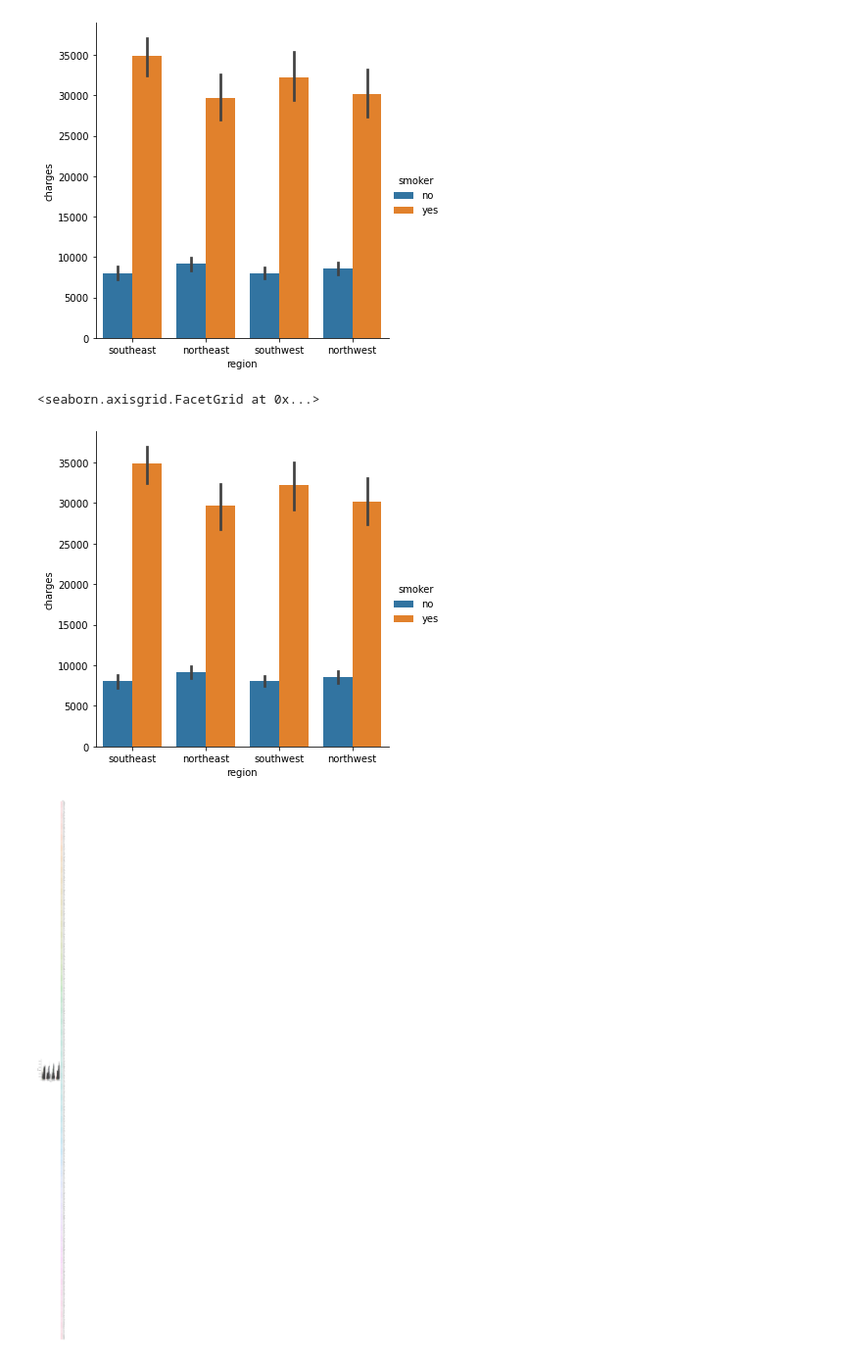
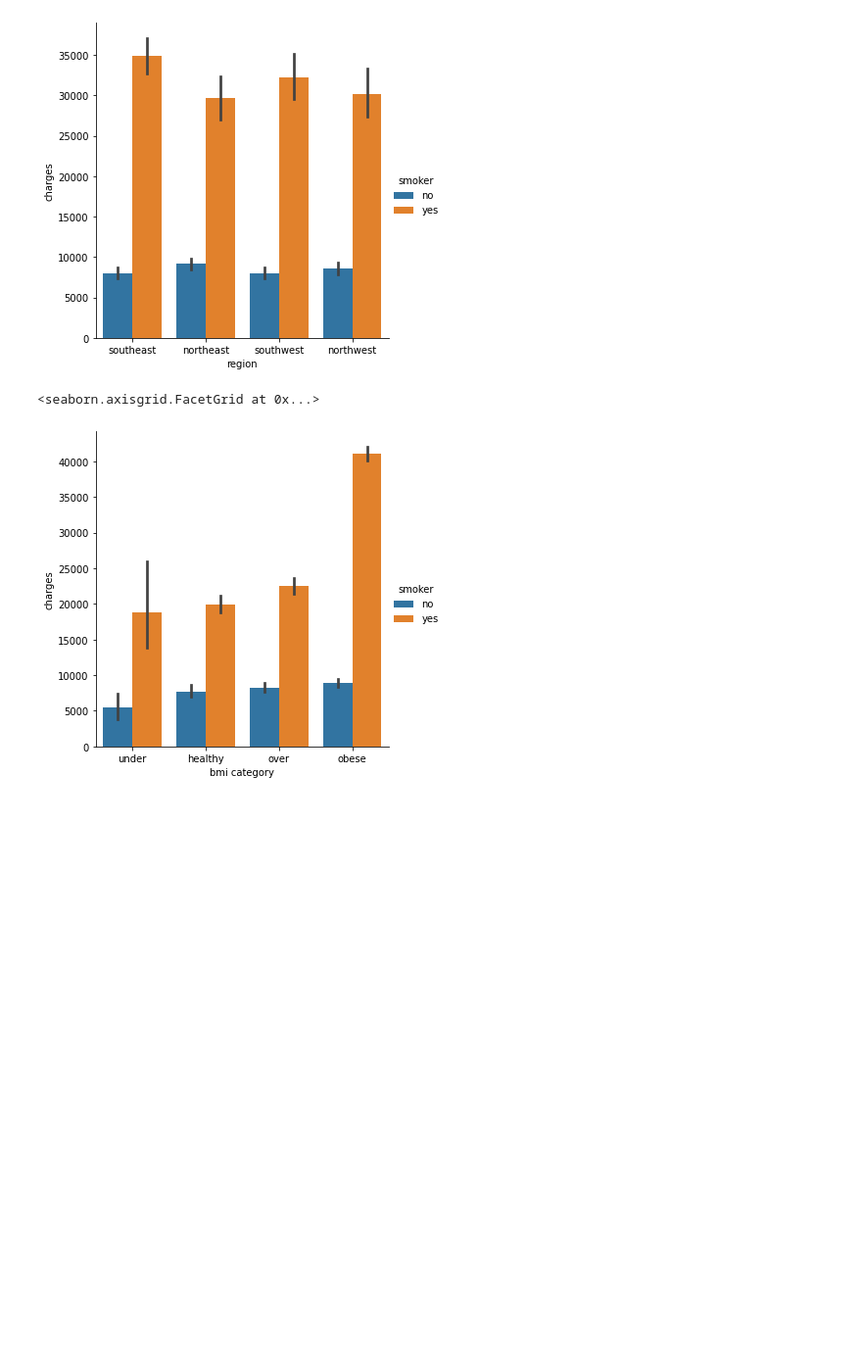
Before and after one commit to data301-2020-winter2/course-project-group_1041, a Jupyter notebook: analysis/submitted/milestone2.ipynb, the cells around one changed output. Shown: that part at 98% size. Saved outputs shown, nothing was run; the diff lists cells and outputs as text; code cells hidden in the pictures; blank space fills up the shorter version.

```diff
--- a/analysis/submitted/milestone2.ipynb
+++ b/analysis/submitted/milestone2.ipynb
@@ -68,9 +85,7 @@ sns.catplot(x='region', y='charges', hue='smoker', kind='bar', data=df)
 <seaborn.axisgrid.FacetGrid at 0x...>
 [figure]
 # %%
-sns.catplot(x='region', y='charges', hue='smoker', kind='bar', data=df)
-sns.catplot(x='region', y='charges', hue, kind='bar', data=df)
+sns.catplot(x='bmi category', y='charges', hue='smoker', kind='bar', data=df)
 # %% [output]
 <seaborn.axisgrid.FacetGrid at 0x...>
-[figure, old version]
+[figure, new version]
-[figure, removed]
```
Also changed, not shown: parts of 8 cells of this notebook, 1 other file.
